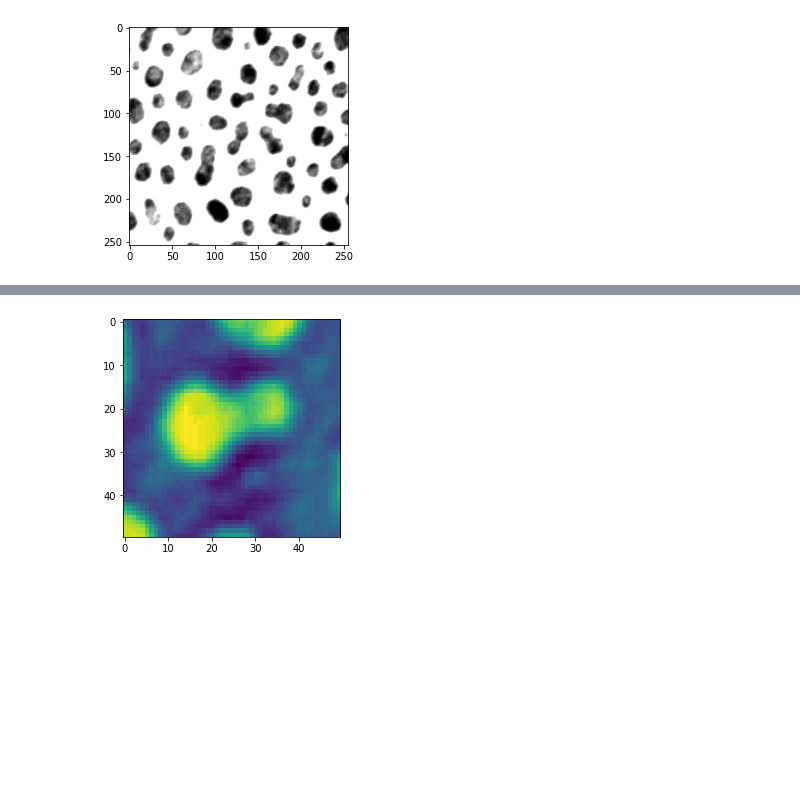
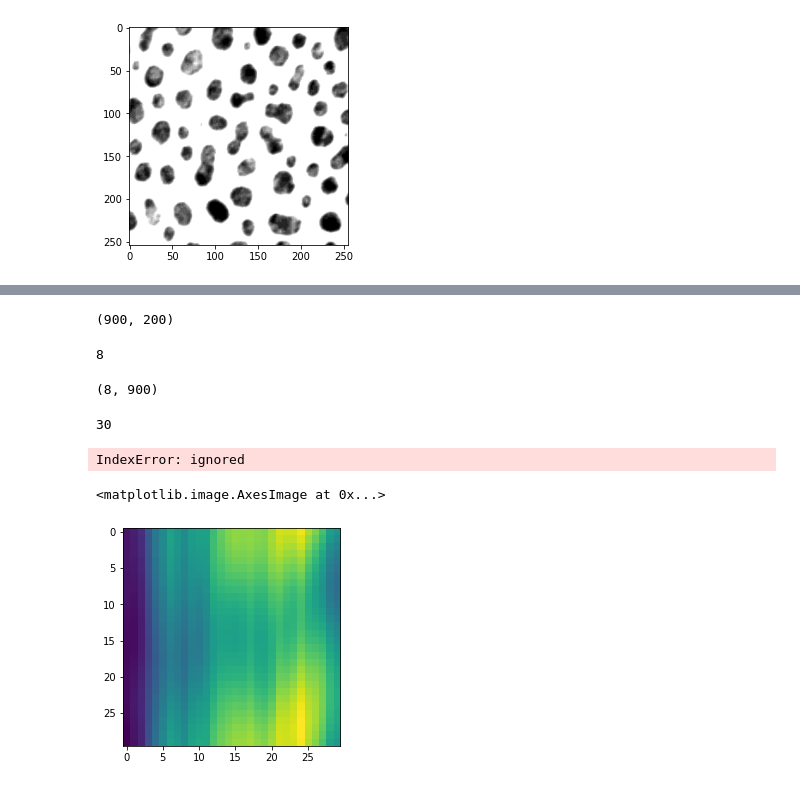
Before and after one commit to BadPrograms/Sanger-s-Optimized, a Jupyter notebook: Sanger's_rule(General_Hebbian_Algorithm).ipynb, the cells around one changed output, grey strips where cells are left out. Drawn from its saved outputs; the diff is of its cells as text; code cells hidden in the pictures; blank space fills up the shorter version.

```diff
--- a/Sanger's_rule(General_Hebbian_Algorithm).ipynb
+++ b/Sanger's_rule(General_Hebbian_Algorithm).ipynb
@@ -99,7 +99,0 @@ def sub_images(im,leng=50,times=8):
-# %%
-a=sub_images(imarray,leng=50,times=8)
-#print(a[:,:,5])
-plt.imshow(a[:,:,2])
-plt.show()
-# %% [output]
-[figure, removed]
@@ -115,0 +100,57 @@ def flatten_img(im):
+# %%
+a=sub_images(imarray)
+a=np.array(flatten_img(a))
+print(a.shape)
+# %% [output]
+(900, 200)
+# %%
+wei=gha(a.T,8)
+
+
+print(len(wei))
+# %% [output]
+8
+# %%
+print(wei.shape)
+# %% [output]
+(8, 900)
+# %%
+#coefficients algorithm
+#to flattened filtro ka9e grammh
+#oso pane oi grammes meiwnetai h shmantikothta
+
+def coef(ar,pca,weights):
+  v=np.zeros((30,30,pca))
+  #print(v[:,0])
+  weights=weights.T
+  for number in range(0,8):
+    for i in range(30):
+      for j in range(30):
+        for q in range(8):
+          for p in range(8):
+            v[i,j,number]+=weights[p+30*q,number]*ar[i+p,j+q]
+          #number+=1
+  return v
+print(len(a))
+coefs=coef(a,8,wei)[:,:]
+#coefs
+plt.imshow(coefs[:,:,1])
+print(coefs)
+# %% [output]
+30
+IndexError: ignored
+# %%
+def recon_im(weights,pca,coefs,number=0):
+  weights=weights.T
+  rec_im=np.zeros((30,30))
+  for i in range(30):
+    for j in range(30):
+      for p in range(30):
+        for q in range(30):
+          rec_im[i,j]+=weights[p+30*q,number]*coefs[i,j,number]
+  return rec_im
+# %%
+plt.imshow(recon_im(wei,8,coefs,1))
+# %% [output]
+<matplotlib.image.AxesImage at 0x...>
+[figure, added]
```
Also changed, not shown: parts of 10 cells of this notebook.
